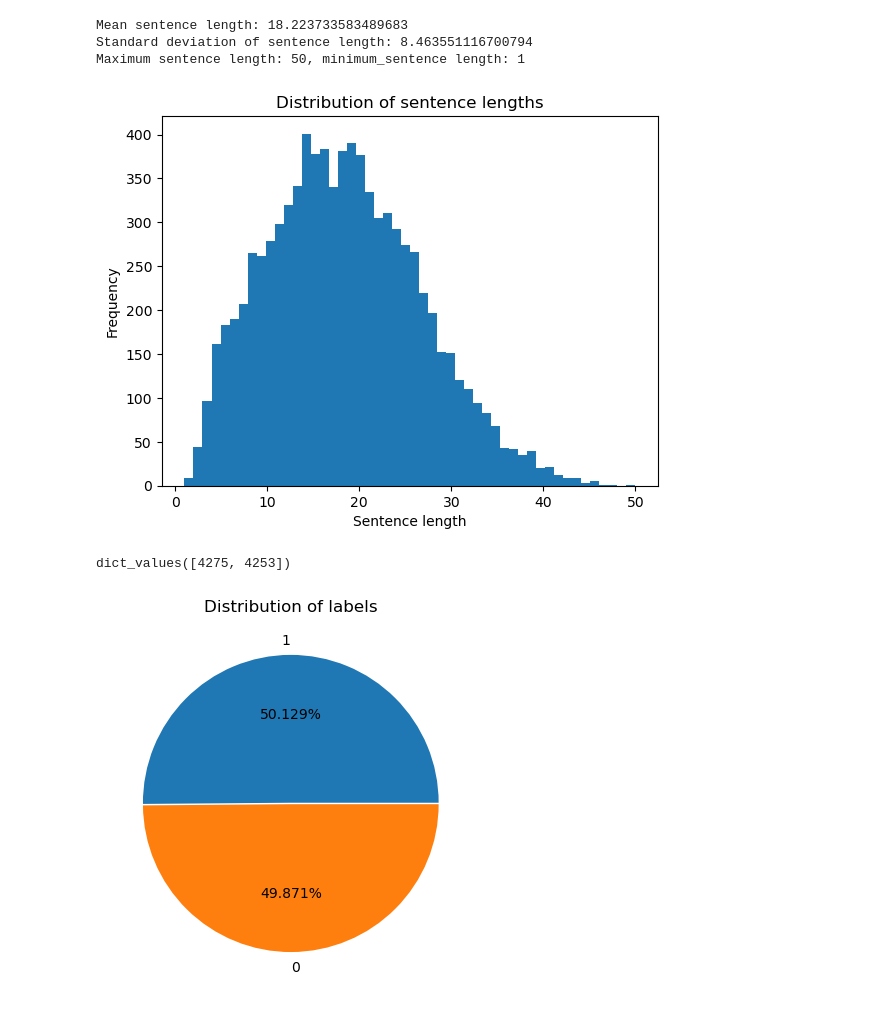
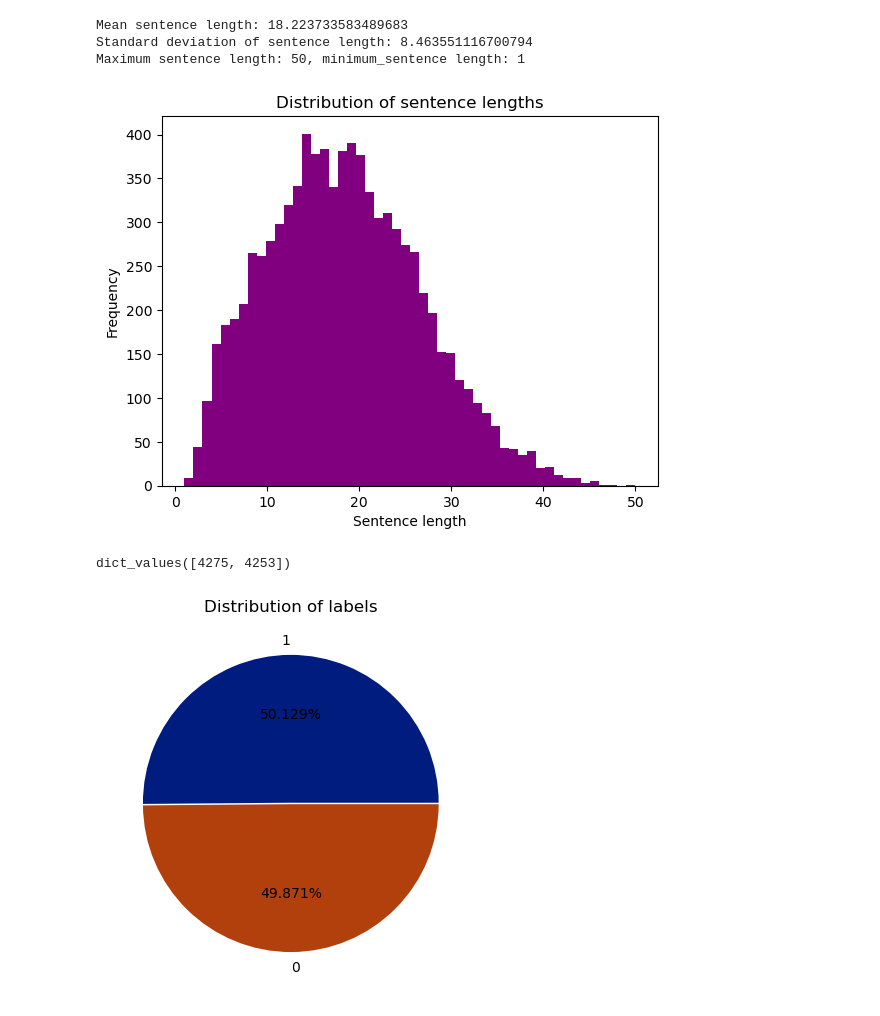
Before and after one commit to mrbaloglu/reinforcement_learning, a Jupyter notebook: NLP_datasets/RT_Polarity/rt_polarity_data_analysis.ipynb, the cells around one changed output. Drawn from its saved outputs; the diff is of its cells as text; code cells hidden in the pictures.

```diff
--- a/NLP_datasets/RT_Polarity/rt_polarity_data_analysis.ipynb
+++ b/NLP_datasets/RT_Polarity/rt_polarity_data_analysis.ipynb
@@ -111,22 +111,24 @@ Standard deviation of sentence length: 8.463551116700794
 Maximum sentence length: 50, minimum_sentence length: 1
 # %%
 # plot the distribution of sentence lengths using a histogram
-plt.hist(word_counts, bins=50)
+plt.hist(word_counts, bins=50, color="purple")
 plt.xlabel('Sentence length')
 plt.ylabel('Frequency')
 plt.title('Distribution of sentence lengths')
 plt.show()
 # %% [output]
-[figure, old version]
+[figure, new version]
 # %%
 label_counts = dict(label_column.value_counts())
 label_counts.values()
 # %% [output]
 dict_values([4275, 4253])
 # %%
+import seaborn as sns
+palette_color = sns.color_palette('dark')
 # plot the distribution of sentence lengths using a histogram
-plt.pie(list(label_counts.values()), labels=list(label_counts.keys()), explode=[0.01, 0], autopct='%.3f%%')
+plt.pie(list(label_counts.values()), labels=list(label_counts.keys()), explode=[0.01, 0], autopct='%.3f%%', colors=palette_color)
 plt.title("Distribution of labels")
 plt.show()
 # %% [output]
-[figure, old version]
+[figure, new version]
```
Also changed, not shown: parts of 1 cell of this notebook, 2 other files.
